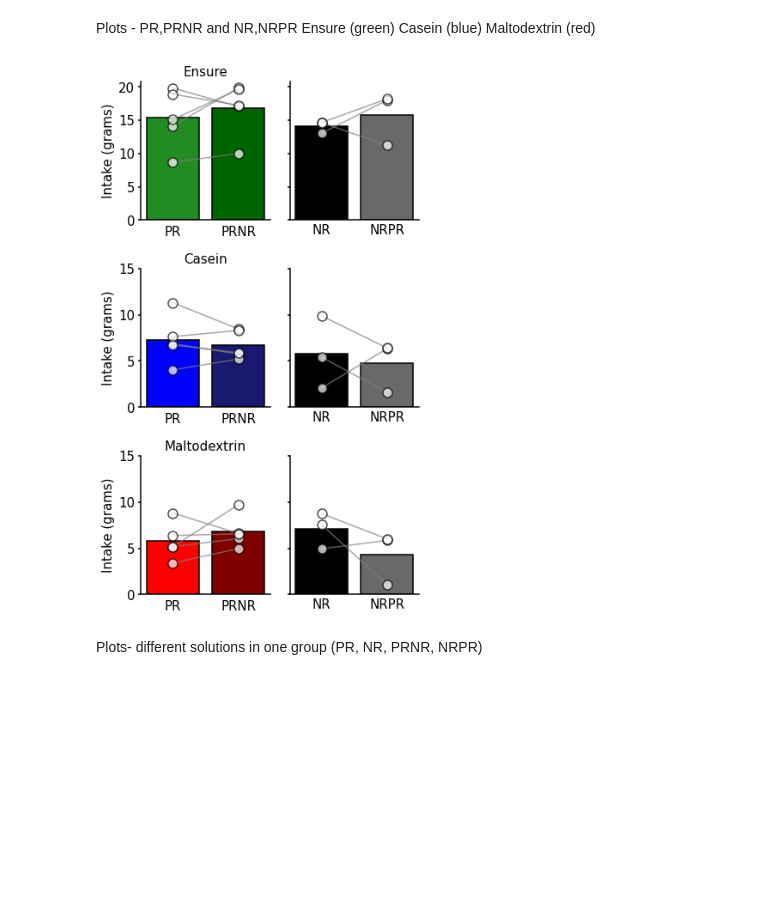
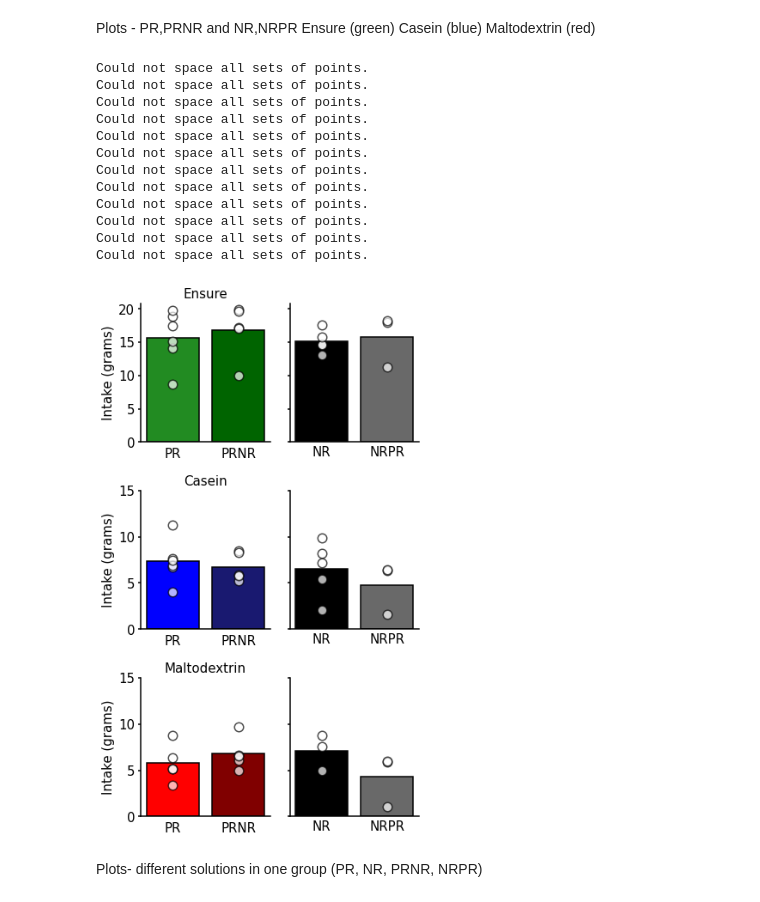
Before and after one commit to jetsetmette/VGP, a Jupyter notebook: notebooks/Homecageintake_V0.1.ipynb, the cells around one changed output. Saved outputs shown, nothing was run; the diff lists cells and outputs as text; code cells hidden in the pictures; blank space fills up the shorter version.

```diff
--- a/notebooks/Homecageintake_V0.1.ipynb
+++ b/notebooks/Homecageintake_V0.1.ipynb
@@ -258,7 +261,7 @@ f.subplots_adjust(wspace=0.15,hspace=0.35, bottom=0.05, left=0.15)
 
 #Ensure PR and PRNR
 tp.barscatter([PR_E,PRNR_E],
-              paired=True,
+#               paired=True,
               barlabels=['PR','PRNR'],
               barlabeloffset=0.04,
               barfacecolor=colors_PR_E,
@@ -273,7 +276,7 @@ tp.barscatter([PR_E,PRNR_E],
 
 # Ensure NR and NRPR
 tp.barscatter([NR_E,NRPR_E],
-              paired= True,
+#               paired= True,
               barlabels=['NR','NRPR'],
               fontsize=15,
               barfacecolor=colors_NR,
@@ -286,7 +289,7 @@ tp.barscatter([NR_E,NRPR_E],
 
 #Casein PR and PRNR
 tp.barscatter([PR_C,PRNR_C],
-              paired=True,
+#               paired=True,
               barlabels=['PR','PRNR'],
               barlabeloffset=0.04,
               fontsize=15,
@@ -301,7 +304,7 @@ tp.barscatter([PR_C,PRNR_C],
 
 # Casein NR and NRPR
 tp.barscatter([NR_C,NRPR_C],
-              paired= True,
+#               paired= True,
               barlabels=['NR','NRPR'],
               fontsize=15,
               barfacecolor=colors_NR,
@@ -314,7 +317,7 @@ tp.barscatter([NR_C,NRPR_C],
 
 #Malt PR and PRNR
 tp.barscatter([PR_M,PRNR_M],
-              paired=True,
+#               paired=True,
               barlabels=['PR','PRNR'],
               barlabeloffset=0.04,
               fontsize=15,
@@ -329,38 +332,50 @@ tp.barscatter([PR_M,PRNR_M],
 
 # Casein NR and NRPR
 tp.barscatter([NR_M,NRPR_M],
-              paired= True,
+#               paired= True,
               barlabels=['NR','NRPR'],
               fontsize=15,
               barfacecolor=colors_NR,
               barfacecolor_option='individual',
               scattersize=110,
               scatteralpha=0.7,
               spaced=True,
               linewidth=1.5,
               ax=ax[2,1])
 
 
 ax[0,0].set_ylabel('Intake (grams)',fontsize = 15)
 ax[0,0].set_yticks([0,5,10,15,20]), ax[0,1].set_yticks([0,5,10,15,20])
 ax[0,0].set_yticklabels([0,5,10,15,20], fontsize = 15)
 
 ax[1,0].set_ylabel('Intake (grams)',fontsize = 15)
 ax[1,0].set_yticks([0,5,10,15]), ax[1,1].set_yticks([0,5,10,15])
 ax[1,0].set_yticklabels([0,5,10,15], fontsize = 15)
 
 ax[2,0].set_ylabel('Intake (grams)',fontsize = 15)
 ax[2,0].set_yticks([0,5,10,15]),ax[2,1].set_yticks([0,5,10,15])
 ax[2,0].set_yticklabels([0,5,10,15,], fontsize = 15)
 
 ax[0,0].set_title('Ensure', fontsize =15)
 ax[1,0].set_title('Casein', fontsize =15)
 ax[2,0].set_title('Maltodextrin', fontsize =15)
 
 
 f.savefig('C:\\Users\\mko102\\GitHub\\VGP\\output\\Homecage.png')
 # %% [output]
+Could not space all sets of points.
+Could not space all sets of points.
+Could not space all sets of points.
+Could not space all sets of points.
+Could not space all sets of points.
+Could not space all sets of points.
+Could not space all sets of points.
+Could not space all sets of points.
+Could not space all sets of points.
+Could not space all sets of points.
+Could not space all sets of points.
+Could not space all sets of points.
-[figure, old version]
+[figure, new version]
 # %% [markdown]
 Plots- different solutions in one group (PR, NR, PRNR, NRPR)
 # %%
```
Also changed, not shown: parts of 4 cells of this notebook.
